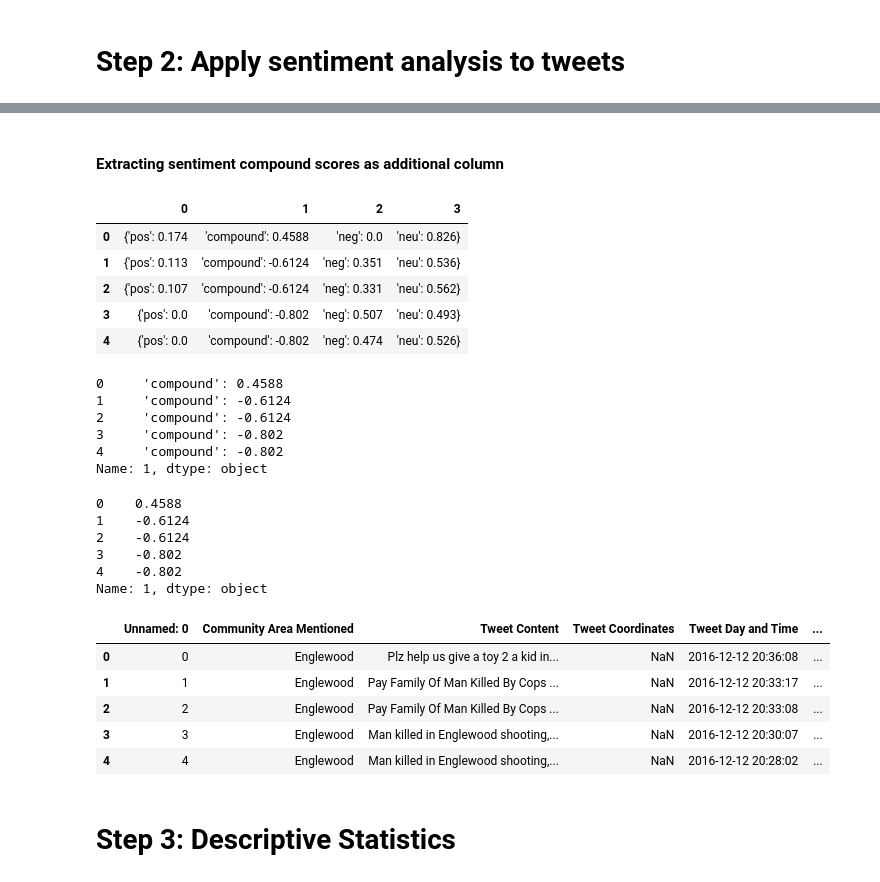
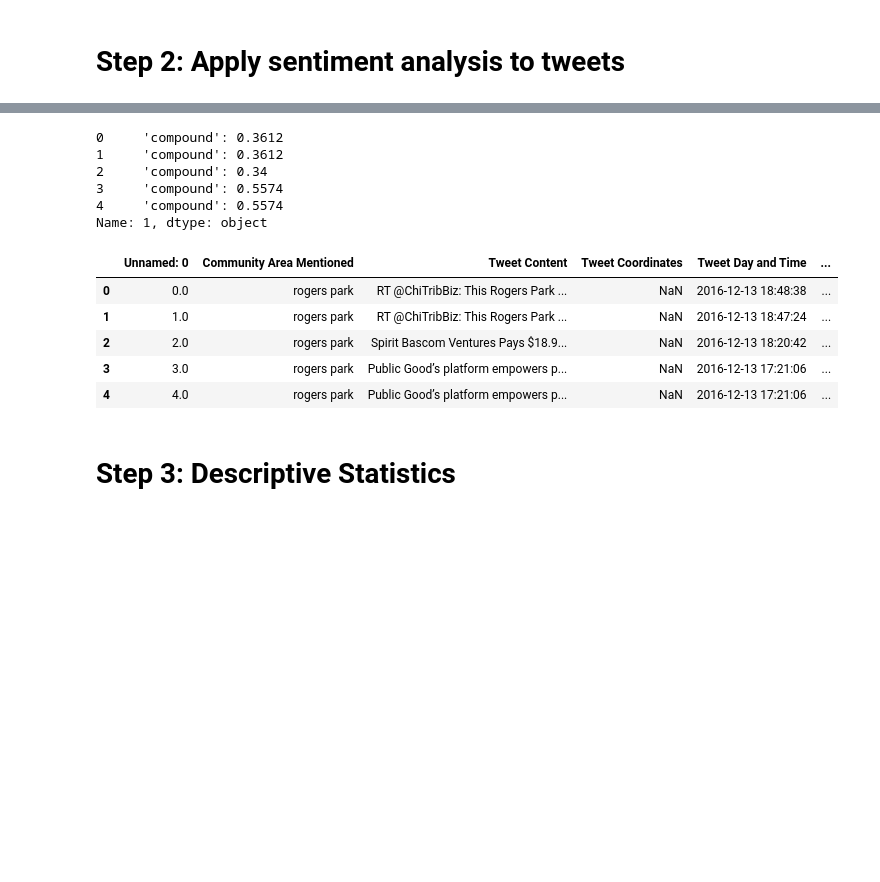
Before and after one commit to yarikan-zz/exploring-neighborhood-reputation, a Jupyter notebook: MAIN_project_notebook-all77.ipynb, the cells around one changed output, grey strips where cells are left out. Saved outputs shown, nothing was run; the diff lists cells and outputs as text; code cells hidden in the pictures; blank space fills up the shorter version.

```diff
--- a/MAIN_project_notebook-all77.ipynb
+++ b/MAIN_project_notebook-all77.ipynb
@@ -157,4 +172,3 @@ Index(['Unnamed: 0', 'Community Area Mentioned', 'Tweet Content',
 # %%
 analyzer = SentimentIntensityAnalyzer()
-#df1["Sentiment"] = df1['Tweet Content'].apply(lambda tweet: analyzer.polarity_scores(tweet))
-df2["Sentiment"] = df2['Tweet Content'].apply(lambda tweet: analyzer.polarity_scores(tweet))
+df["Sentiment"] = df['Tweet Content'].apply(lambda tweet: analyzer.polarity_scores(tweet))
@@ -186,4 +198,6 @@ print(type(df2['Sentiment'][0]))
 # %%
 # convert to string
-#df1['Sentiment'] = df1['Sentiment'].apply(str)
-df2['Sentiment'] = df2['Sentiment'].apply(str)
+#df['Sentiment'] = df['Sentiment'].apply(str)
+df.Sentiment = df.Sentiment.apply(str)
+
+type(df.Sentiment[0])
@@ -195,38 +206,17 @@ print(type(df2['Sentiment'][0]))
-# %% [markdown]
-<h4>Extracting sentiment compound scores as additional column</h4>
 # %%
-#df1_temp = df1['Sentiment'].str.split(',').apply(pd.Series)
-#df1_temp[0:5]
-
-df2_temp = df2['Sentiment'].str.split(',').apply(pd.Series)
-df2_temp[0:5]
+# proceed to extract sentiment compound scores as additional column
+df_temp = df.Sentiment.str.split(',').apply(pd.Series)
+#df_temp[0:5]
+df_temp[1][0:5]
 # %% [output]
-|  | 0 | 1 | 2 | 3 |
-| 0 | {'pos': 0.174 | 'compound': 0.4588 | 'neg': 0.0 | 'neu': 0.826} |
-| 1 | {'pos': 0.113 | 'compound': -0.6124 | 'neg': 0.351 | 'neu': 0.536} |
-| 2 | {'pos': 0.107 | 'compound': -0.6124 | 'neg': 0.331 | 'neu': 0.562} |
-| 3 | {'pos': 0.0 | 'compound': -0.802 | 'neg': 0.507 | 'neu': 0.493} |
-| 4 | {'pos': 0.0 | 'compound': -0.802 | 'neg': 0.474 | 'neu': 0.526} |
+0     'compound': 0.3612
+1     'compound': 0.3612
+2     'compound': 0.34
+3     'compound': 0.5574
+4     'compound': 0.5574
+Name: 1, dtype: object
-# %%
-#df1_temp[1][0:5]
-df2_temp[1][0:5]
-# %% [output]
-0     'compound': 0.4588
-1     'compound': -0.6124
-2     'compound': -0.6124
-3     'compound': -0.802
-4     'compound': -0.802
-Name: 1, dtype: object
 # %%
-#left_split = df1_temp[1].str.split(': ').apply(pd.Series)
+left_split = df_temp[1].str.split(': ').apply(pd.Series)
 #left_split[1][0:5]
-
-left_split = df2_temp[1].str.split(': ').apply(pd.Series)
-left_split[1][0:5]
+compound = left_split[1].apply(float)
+df['Compound_Sentiment_Score'] = compound
-# %% [output]
-0    0.4588
-1    -0.6124
-2    -0.6124
-3    -0.802
-4    -0.802
-Name: 1, dtype: object
@@ -239,10 +222,0 @@ df2['Compound Sentiment Score'] = compound
-# %%
-#df1[0:5]
-df2[0:5]
-# %% [output]
-|  | Unnamed: 0 | Community Area Mentioned | Tweet Content | Tweet Coordinates | Tweet Day and Time | ... |
-| 0 | 0 | Englewood | Plz help us give a toy 2 a kid in... | NaN | 2016-12-12 20:36:08 | ... |
-| 1 | 1 | Englewood | Pay Family Of Man Killed By Cops ... | NaN | 2016-12-12 20:33:17 | ... |
-| 2 | 2 | Englewood | Pay Family Of Man Killed By Cops ... | NaN | 2016-12-12 20:33:08 | ... |
-| 3 | 3 | Englewood | Man killed in Englewood shooting,... | NaN | 2016-12-12 20:30:07 | ... |
-| 4 | 4 | Englewood | Man killed in Englewood shooting,... | NaN | 2016-12-12 20:28:02 | ... |
@@ -252,3 +223,13 @@ df2.to_csv('df2_wCompound.csv')
+# %%
+df[0:5]
+#df.to_csv('df_wCompound.csv')
+# %% [output]
+|  | Unnamed: 0 | Community Area Mentioned | Tweet Content | Tweet Coordinates | Tweet Day and Time | ... |
+| 0 | 0.0 | rogers park | RT @ChiTribBiz: This Rogers Park ... | NaN | 2016-12-13 18:48:38 | ... |
+| 1 | 1.0 | rogers park | RT @ChiTribBiz: This Rogers Park ... | NaN | 2016-12-13 18:47:24 | ... |
+| 2 | 2.0 | rogers park | Spirit Bascom Ventures Pays $18.9... | NaN | 2016-12-13 18:20:42 | ... |
+| 3 | 3.0 | rogers park | Public Good’s platform empowers p... | NaN | 2016-12-13 17:21:06 | ... |
+| 4 | 4.0 | rogers park | Public Good’s platform empowers p... | NaN | 2016-12-13 17:21:06 | ... |
 # %% [markdown]
 # Step 3: Descriptive Statistics
 # %%
```
Also changed, not shown: parts of 13 cells of this notebook, 1 other file.
